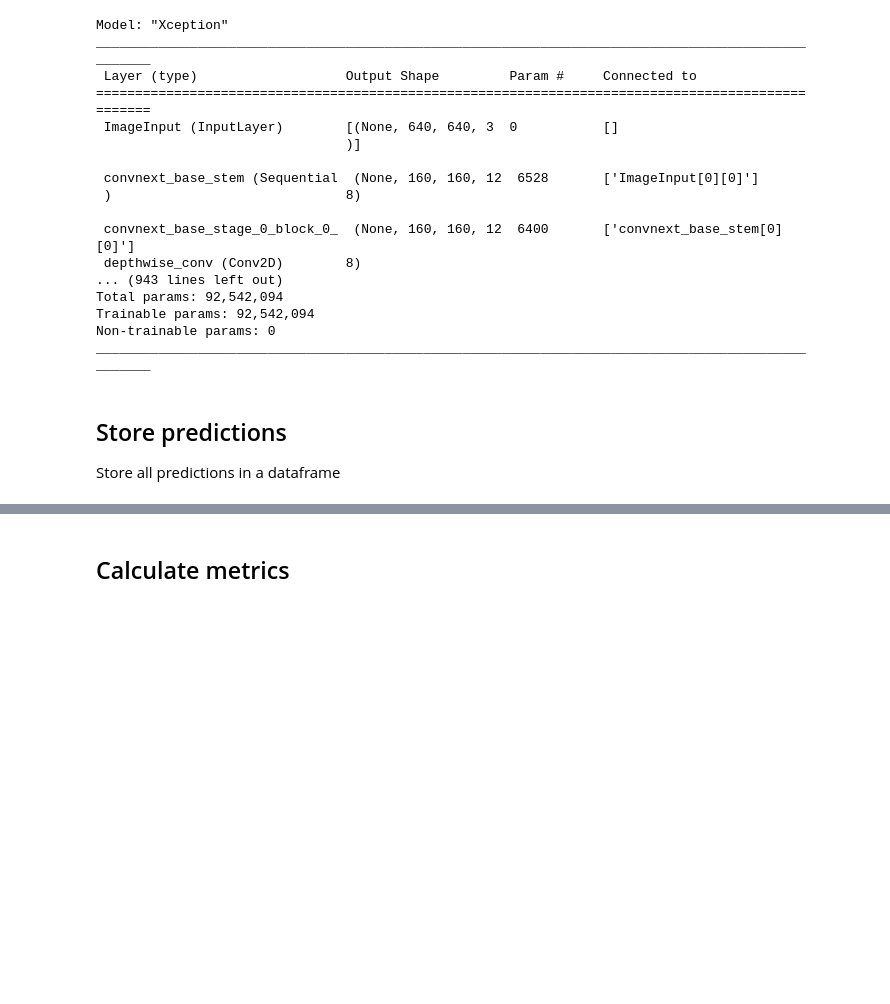
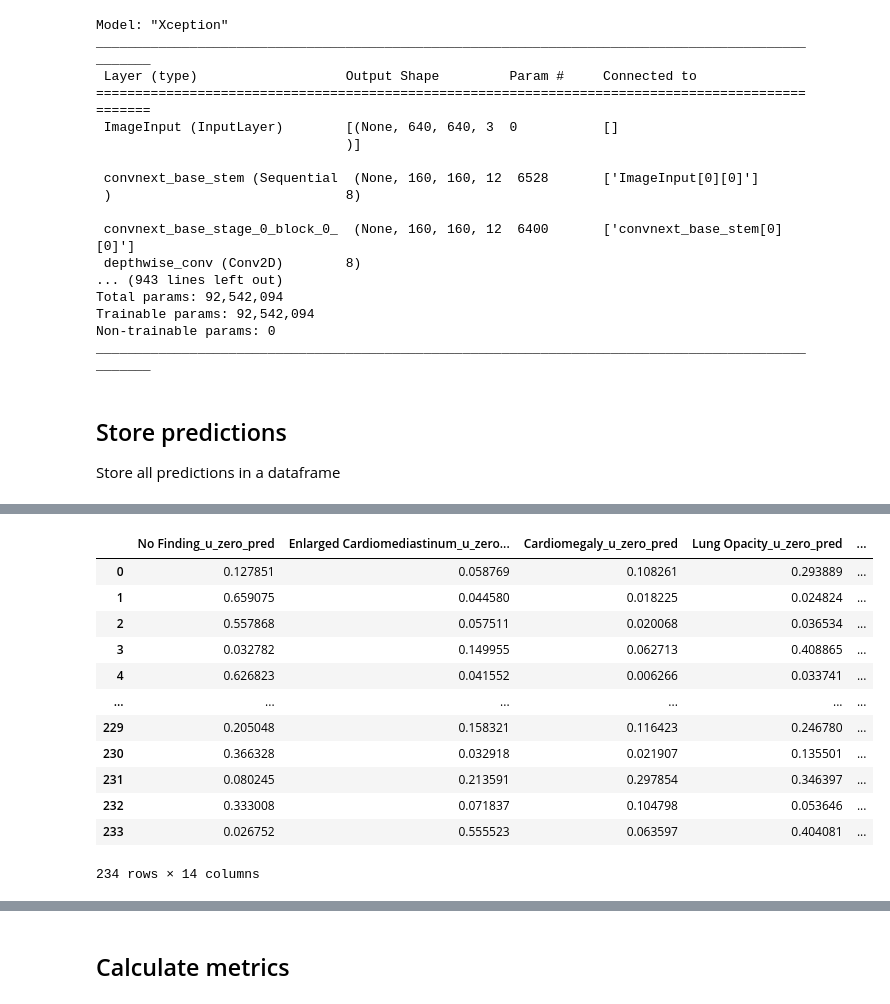
Before and after one commit to smith478/medical-imaging, a Jupyter notebook: notebooks/model_analysis.ipynb, the cells around one changed output, grey strips where cells are left out. Saved outputs shown, nothing was run; the diff lists cells and outputs as text; code cells hidden in the pictures; blank space fills up the shorter version.

```diff
--- a/notebooks/model_analysis.ipynb
+++ b/notebooks/model_analysis.ipynb
@@ -37,3 +121,15 @@ Store all predictions in a dataframe
+# %%
+def convert_image_to_array(path):
+    img = np.asarray(Image.open(path), dtype=np.float32)
+    img = np.stack((img,)*3, axis=-1)
+    img /= 255.
+    img = tf.image.resize_with_pad(img, target_height=TARGET_HEIGHT, target_width=TARGET_WIDTH)
+    return img
+# %%
+def model_predict(path, model):
+    x = convert_image_to_array(path=path)
+    x = np.expand_dims(x, axis=0)
+    return model.predict(x)
 # %%
 pred_columns = [col_name + '_pred' for col_name in targets]
 target_columns = [col_name + '_label' for col_name in targets]
@@ -39,0 +161,16 @@ target_columns = [col_name + '_label' for col_name in targets]
+# %%
+all_model_preds
+# %% [output]
+|  | No Finding_u_zero_pred | Enlarged Cardiomediastinum_u_zero... | Cardiomegaly_u_zero_pred | Lung Opacity_u_zero_pred | ... |
+| 0 | 0.127851 | 0.058769 | 0.108261 | 0.293889 | ... |
+| 1 | 0.659075 | 0.044580 | 0.018225 | 0.024824 | ... |
+| 2 | 0.557868 | 0.057511 | 0.020068 | 0.036534 | ... |
+| 3 | 0.032782 | 0.149955 | 0.062713 | 0.408865 | ... |
+| 4 | 0.626823 | 0.041552 | 0.006266 | 0.033741 | ... |
+| ... | ... | ... | ... | ... | ... |
+| 229 | 0.205048 | 0.158321 | 0.116423 | 0.246780 | ... |
+| 230 | 0.366328 | 0.032918 | 0.021907 | 0.135501 | ... |
+| 231 | 0.080245 | 0.213591 | 0.297854 | 0.346397 | ... |
+| 232 | 0.333008 | 0.071837 | 0.104798 | 0.053646 | ... |
+| 233 | 0.026752 | 0.555523 | 0.063597 | 0.404081 | ... |
+234 rows × 14 columns
```
Also changed, not shown: parts of 28 cells of this notebook.
